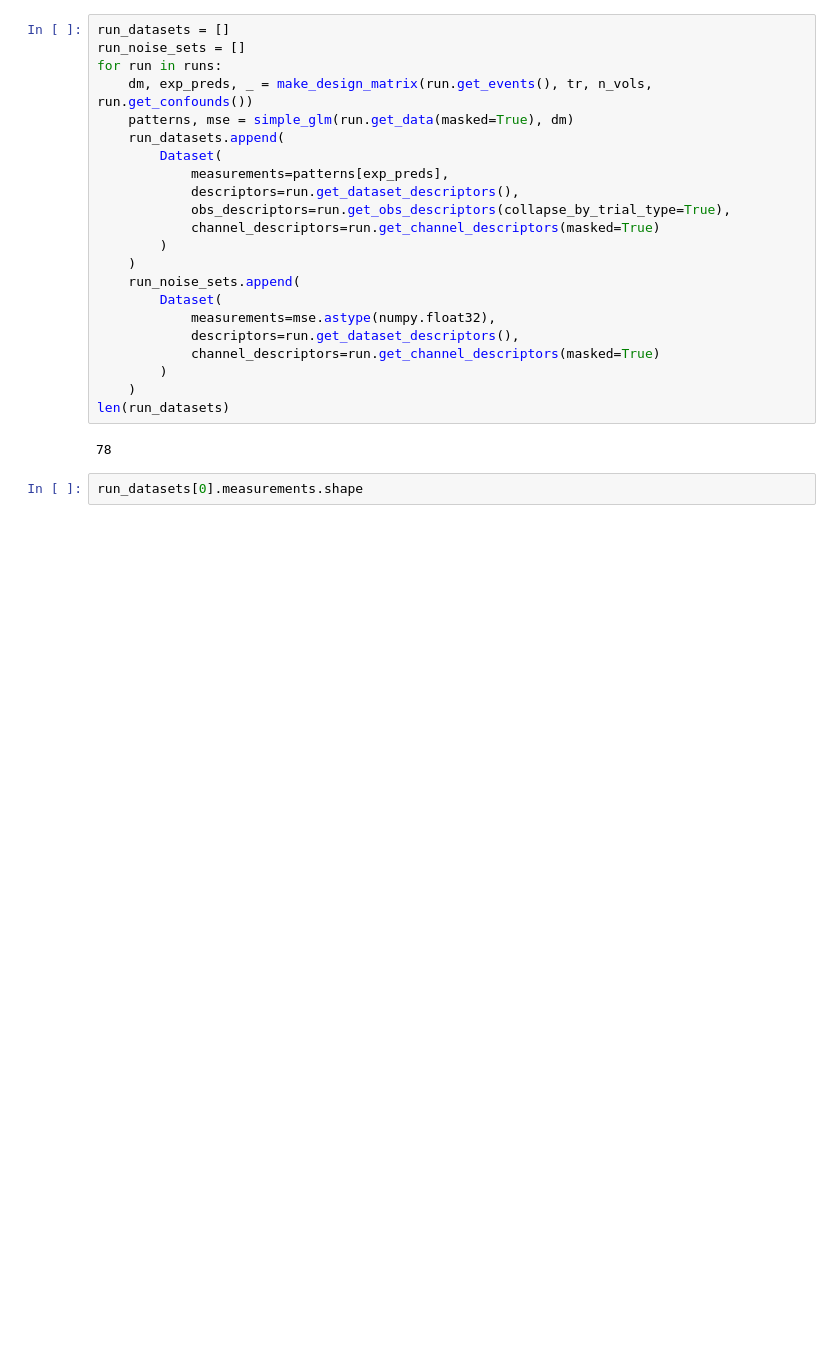
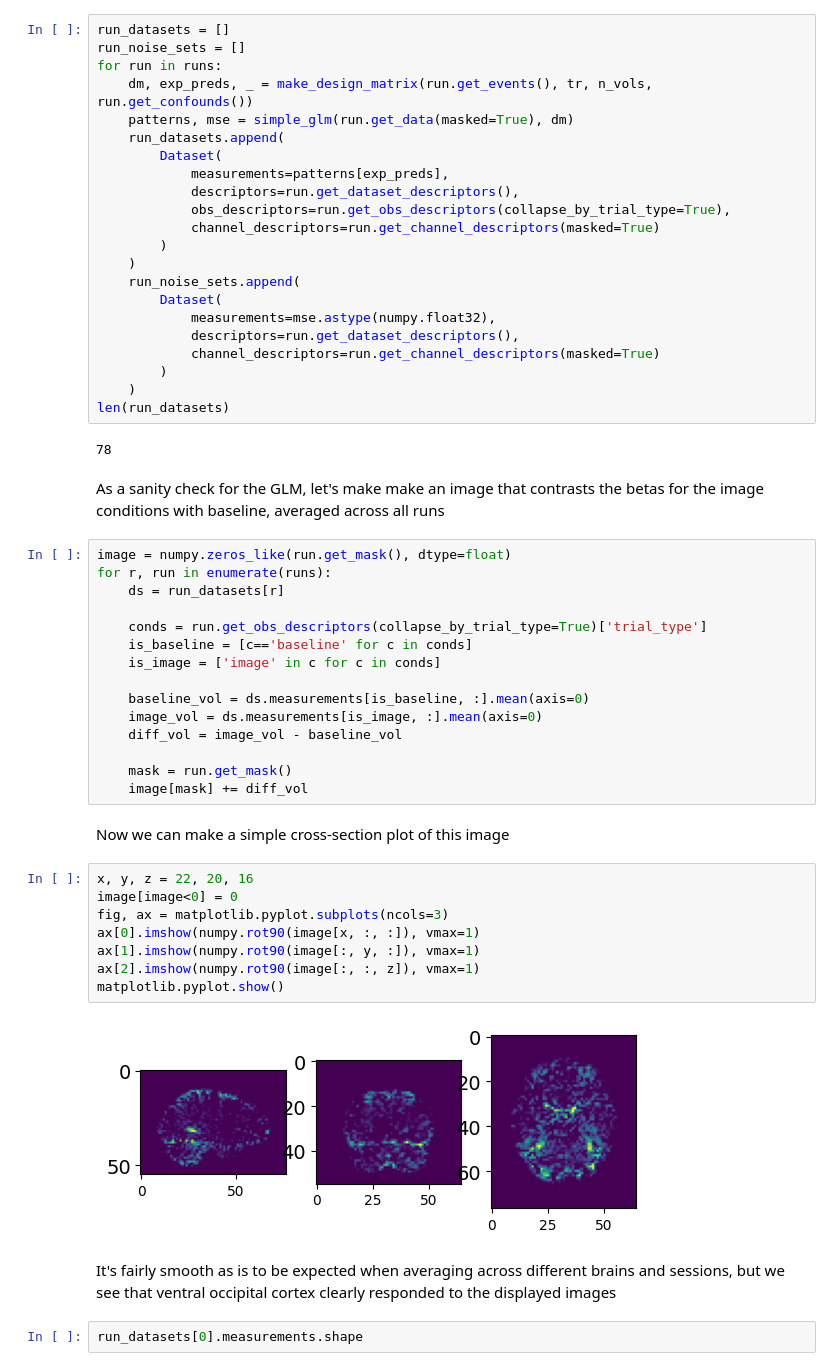
Before and after one commit to rsagroup/rsatoolbox, a Jupyter notebook: demos/demo_fmri.ipynb, the cells around one changed output. Drawn from its saved outputs; the diff is of its cells as text; blank space fills up the shorter version.

Commit message:
added glm image plot to fmri demo

```diff
--- a/demos/demo_fmri.ipynb
+++ b/demos/demo_fmri.ipynb
@@ -181,6 +181,37 @@ for run in runs:
 len(run_datasets)
 # %% [output]
 78
+# %% [markdown]
+As a sanity check for the GLM, let's make make an image that contrasts the betas for the image conditions with baseline, averaged across all runs
+# %%
+image = numpy.zeros_like(run.get_mask(), dtype=float)
+for r, run in enumerate(runs):
+    ds = run_datasets[r]
+
+    conds = run.get_obs_descriptors(collapse_by_trial_type=True)['trial_type']
+    is_baseline = [c=='baseline' for c in conds]
+    is_image = ['image' in c for c in conds]
+
+    baseline_vol = ds.measurements[is_baseline, :].mean(axis=0)
+    image_vol = ds.measurements[is_image, :].mean(axis=0)
+    diff_vol = image_vol - baseline_vol
+
+    mask = run.get_mask()
+    image[mask] += diff_vol
+# %% [markdown]
+Now we can make a simple cross-section plot of this image
+# %%
+x, y, z = 22, 20, 16
+image[image<0] = 0
+fig, ax = matplotlib.pyplot.subplots(ncols=3)
+ax[0].imshow(numpy.rot90(image[x, :, :]), vmax=1)
+ax[1].imshow(numpy.rot90(image[:, y, :]), vmax=1)
+ax[2].imshow(numpy.rot90(image[:, :, z]), vmax=1)
+matplotlib.pyplot.show()
+# %% [output]
+[figure, added]
+# %% [markdown]
+It's fairly smooth as is to be expected when averaging across different brains and sessions, but we see that ventral occipital cortex clearly responded to the displayed images
 # %%
 run_datasets[0].measurements.shape
 # %% [output]
```
Also changed, not shown: parts of 3 cells of this notebook.
